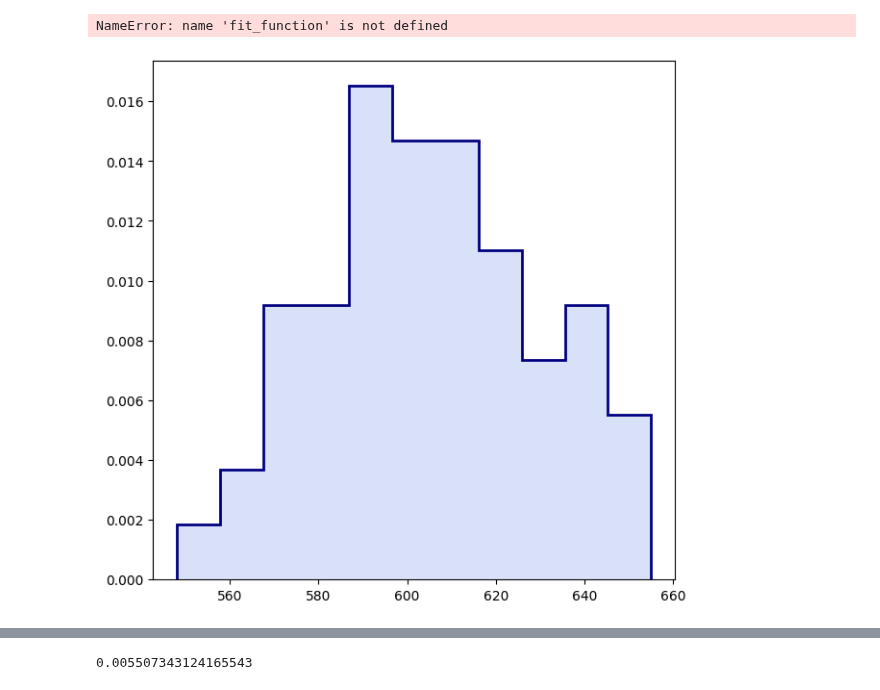
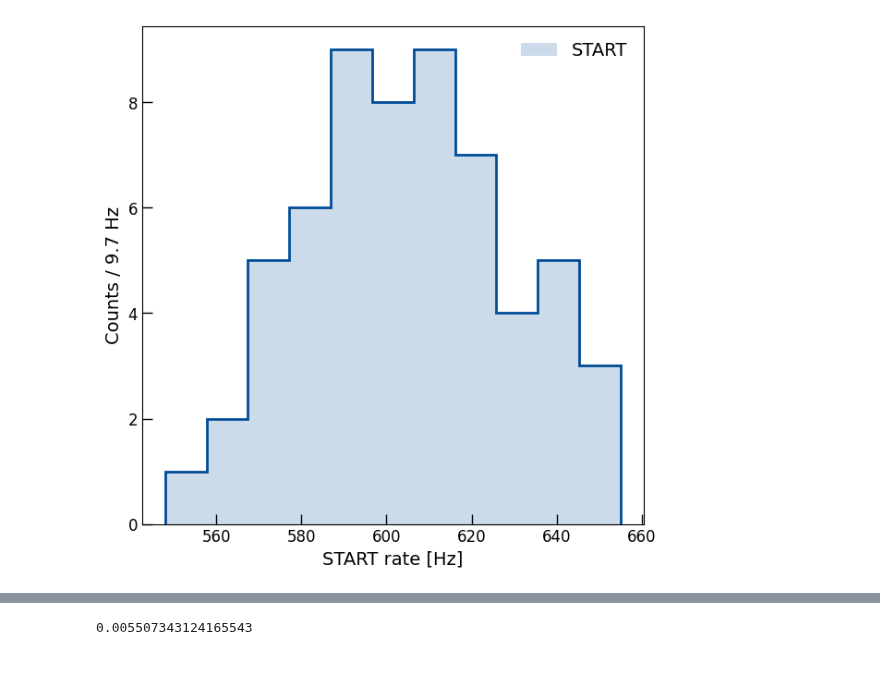
Before and after one commit to trRiccardo/MuonLifetime, a Jupyter notebook: spectra/test.ipynb, the cells around one changed output, grey strips where cells are left out. Saved outputs shown, nothing was run; the diff lists cells and outputs as text; code cells hidden in the pictures.

```diff
--- a/spectra/test.ipynb
+++ b/spectra/test.ipynb
@@ -23,43 +20,32 @@ def gauss(x, A, x0, sigma):
 # %%
 fig, ax = plt.subplots(figsize=(7, 7))
 
-ax.hist(start, fc='royalblue', alpha=0.2, label='START', bins=11, density=True)
-n, bins , _ = ax.hist(start, histtype='step', ec='navy', lw=2, bins=11,  density=True)
+ax.hist(start, fc='#004C97', alpha=0.2, label='START', bins=11)
+n, bins , _ = ax.hist(start, histtype='step', ec='#004C97', lw=2, bins=11)
 
 # array of bin centers
 x = np.array([0.5 * (bins[i] + bins[i+1]) for i in range(len(bins) - 1)])
 
 # set Poisson uncertainty on each bin
 poisson_err =  np.sqrt(n)
 
 # bin width
 bin_width = bins[1] - bins[0]
 
-# fit with curve_fit
-parameters, cov_matrix = op.curve_fit(fit_function, xdata=x, ydata=n, p0=600)
-
-# plot poisson-deviation with fitted parameter
-x_plot = np.arange(x.min(),x.max(),100)
-
-ax.plot(x_plot,fit_function(x_plot, *parameters), linestyle='-',label='Fit result')
-
-ax.errorbar(x, n, yerr=poisson_err, label='Data points', marker = 'o',markerfacecolor = 'black',
-                                markeredgecolor = 'black',markersize=5, lw = 0, ecolor='black', elinewidth=2, capsize=2)
 
 # ticks
 ax.tick_params(which='major', right=False, width=1.0, length=8, direction="in", labelsize=12)
 ax.tick_params(which='minor', right=False, width=1.0, length=4, direction="in", labelsize=12)
 ax.xaxis.set_minor_locator(AutoMinorLocator(0.1))
 ax.yaxis.set_minor_locator(AutoMinorLocator(0.25))
 
 # labels
 ax.set_xlabel("START rate [Hz]", fontsize=14)
 ax.set_ylabel("Counts / %1.1f Hz"%bin_width, fontsize=14)
 
 # legend
 ax.legend(loc=0, frameon=False, fontsize=14)
 
 plt.show()
 # %% [output]
-NameError: name 'fit_function' is not defined
-[figure, old version]
+[figure, new version]
```
Also changed, not shown: parts of 4 cells of this notebook, 2 other files.
